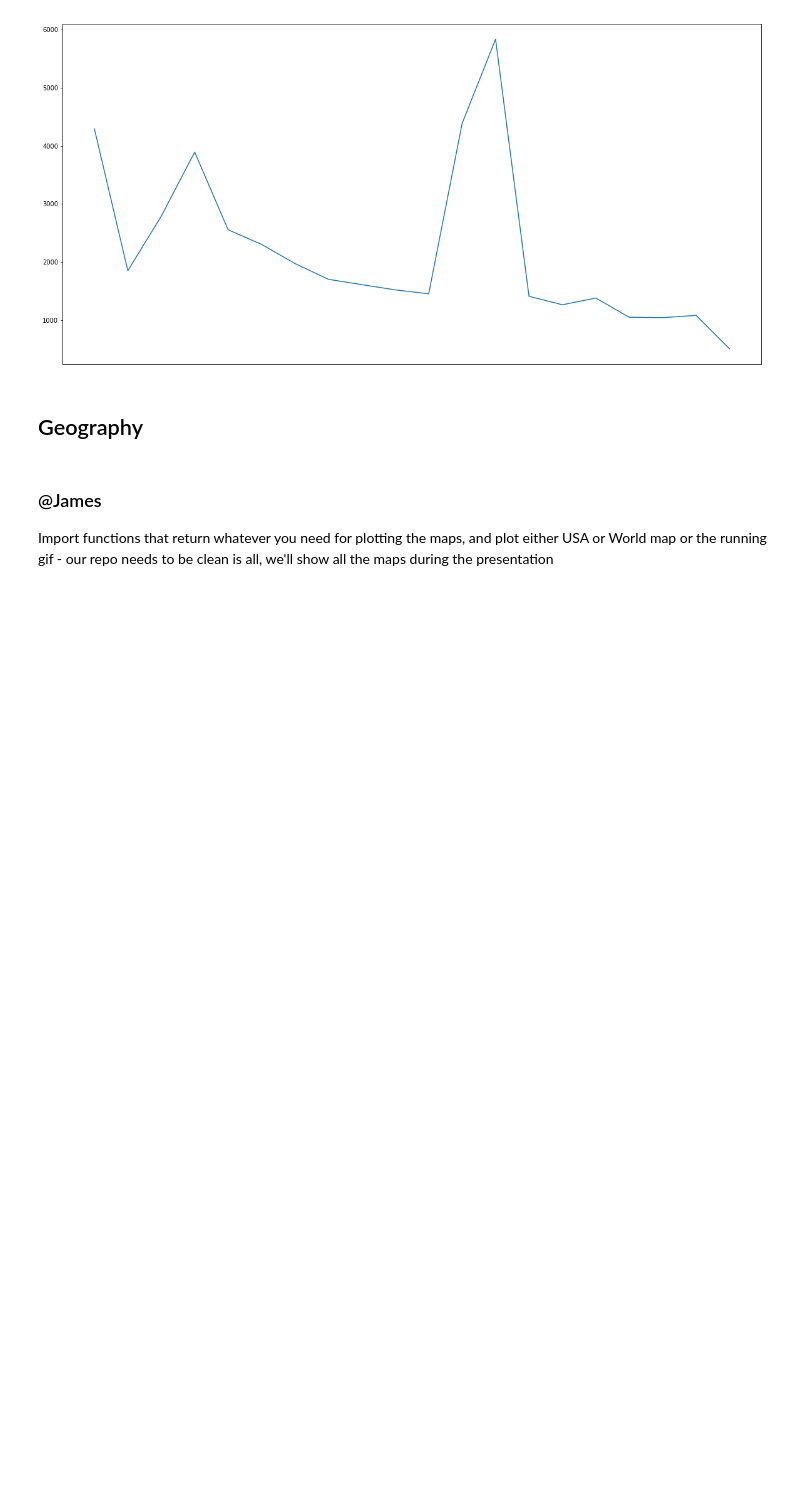
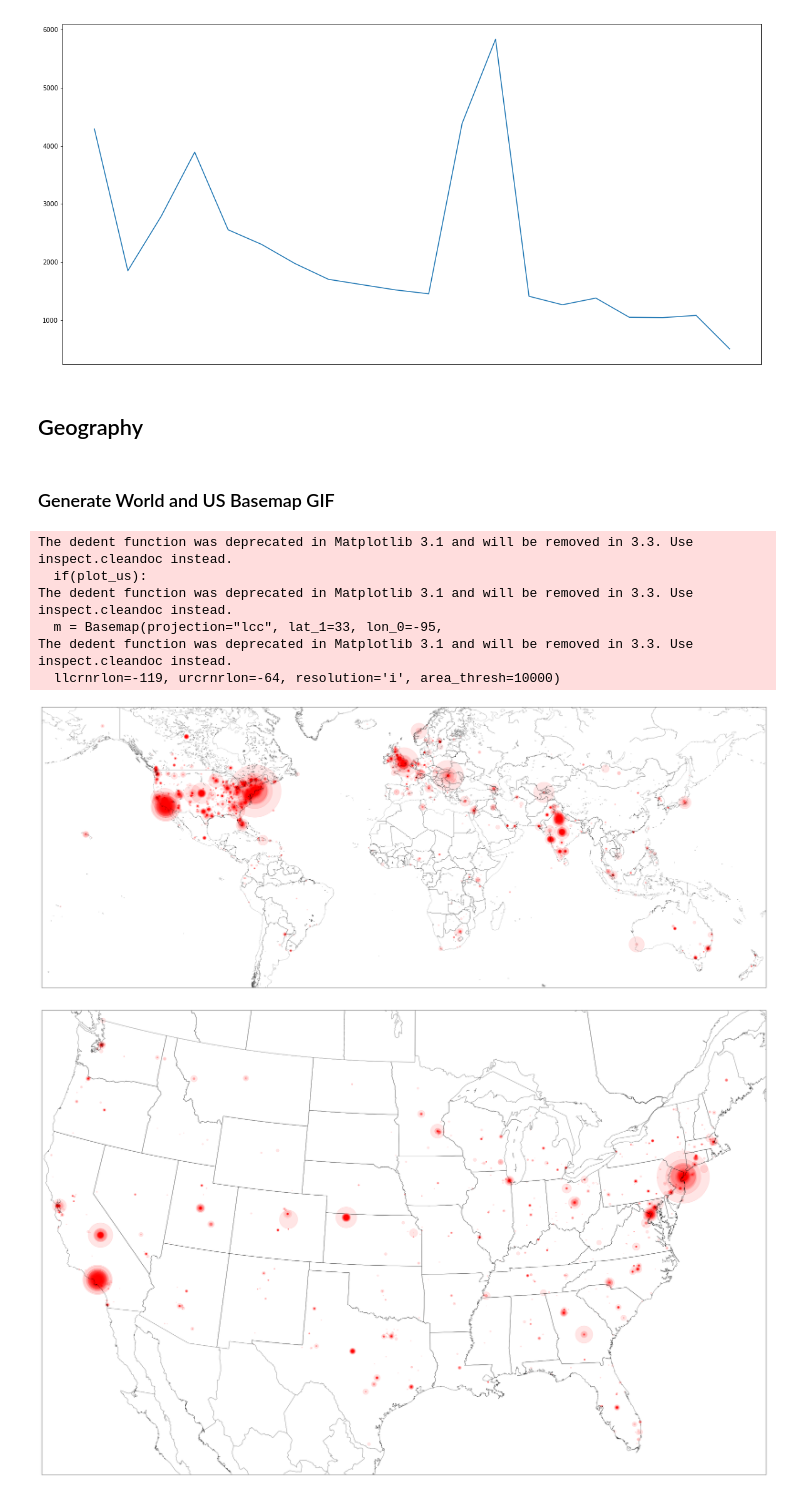
Before and after one commit to ktl014/MeToo, a Jupyter notebook: visualize_notebook.ipynb, the cells around one changed output. Drawn from its saved outputs; the diff is of its cells as text; code cells hidden in the pictures; blank space fills up the shorter version.

Commit message:
Updated utilities and visualizion notebook

```diff
--- a/visualize_notebook.ipynb
+++ b/visualize_notebook.ipynb
@@ -41,6 +41,41 @@ plt.show()
 [figure]
 # %% [markdown]
 ## Geography
-# %% [markdown]
-### @James
-Import functions that return whatever you need for plotting the maps, and plot either USA or World map or the running gif - our repo needs to be clean is all, we'll show all the maps during the presentation
+# %% [markdown]
+### Generate World  and US Basemap GIF
+# %%
+import utilities as ut
+
+# Generate mapping from country to lat/long
+countries = ut.create_country_dict()
+
+# Extract country data from lat_long pickled files
+lat_longs, us_lat_longs = ut.format_lat_longs(countries)
+date_retweets_dict = ut.get_dates_and_retweets()
+
+# Extract retweets for each country
+retweets_by_country_dict = ut.get_retweets_by_country(
+    lat_longs, date_retweets_dict, countries)
+
+# Plot the geographic map with tweets (Global)
+ut.plot_locations(lat_longs, plot_us=False, date_retweets_dict=date_retweets_dict,
+               save_every=100, batch_size=100, color_gradient=False)
+
+# Plot the geographic map with tweets (US)
+ut.plot_locations(us_lat_longs, plot_us=True, date_retweets_dict=date_retweets_dict,
+               save_every=100, batch_size=100, color_gradient=False)
+
+# Generate GIF from images for global map
+ut.generate_gif("images/global/")
+
+# Generate GIF from images for US map
+ut.generate_gif("images/us/")
+# %% [output]
+The dedent function was deprecated in Matplotlib 3.1 and will be removed in 3.3. Use inspect.cleandoc instead.
+  if(plot_us):
+The dedent function was deprecated in Matplotlib 3.1 and will be removed in 3.3. Use inspect.cleandoc instead.
+  m = Basemap(projection="lcc", lat_1=33, lon_0=-95,
+The dedent function was deprecated in Matplotlib 3.1 and will be removed in 3.3. Use inspect.cleandoc instead.
+  llcrnrlon=-119, urcrnrlon=-64, resolution='i', area_thresh=10000)
+[figure, added]
+[figure, added]
```
Also changed, not shown: parts of 6 cells of this notebook, 4 other files.
